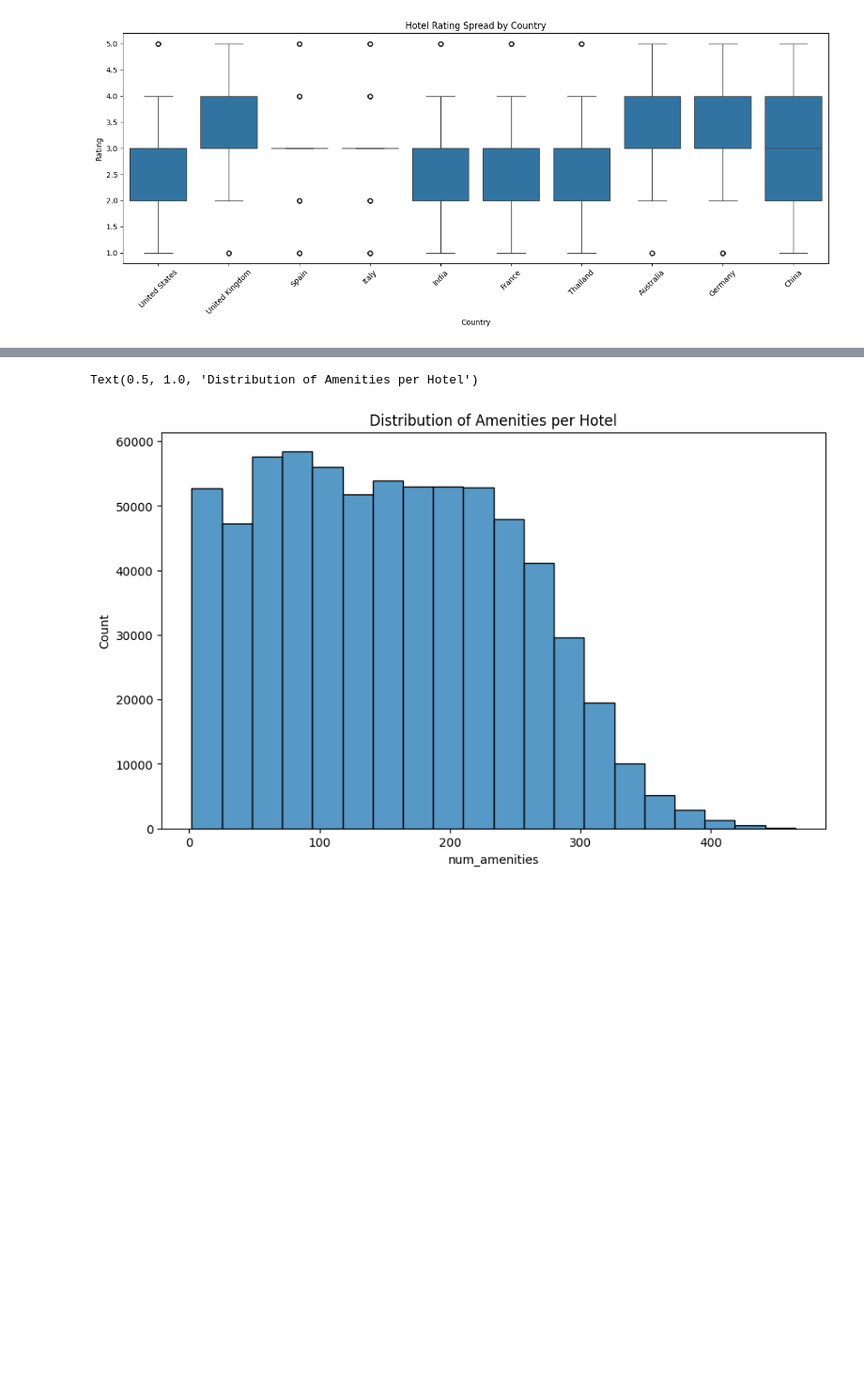
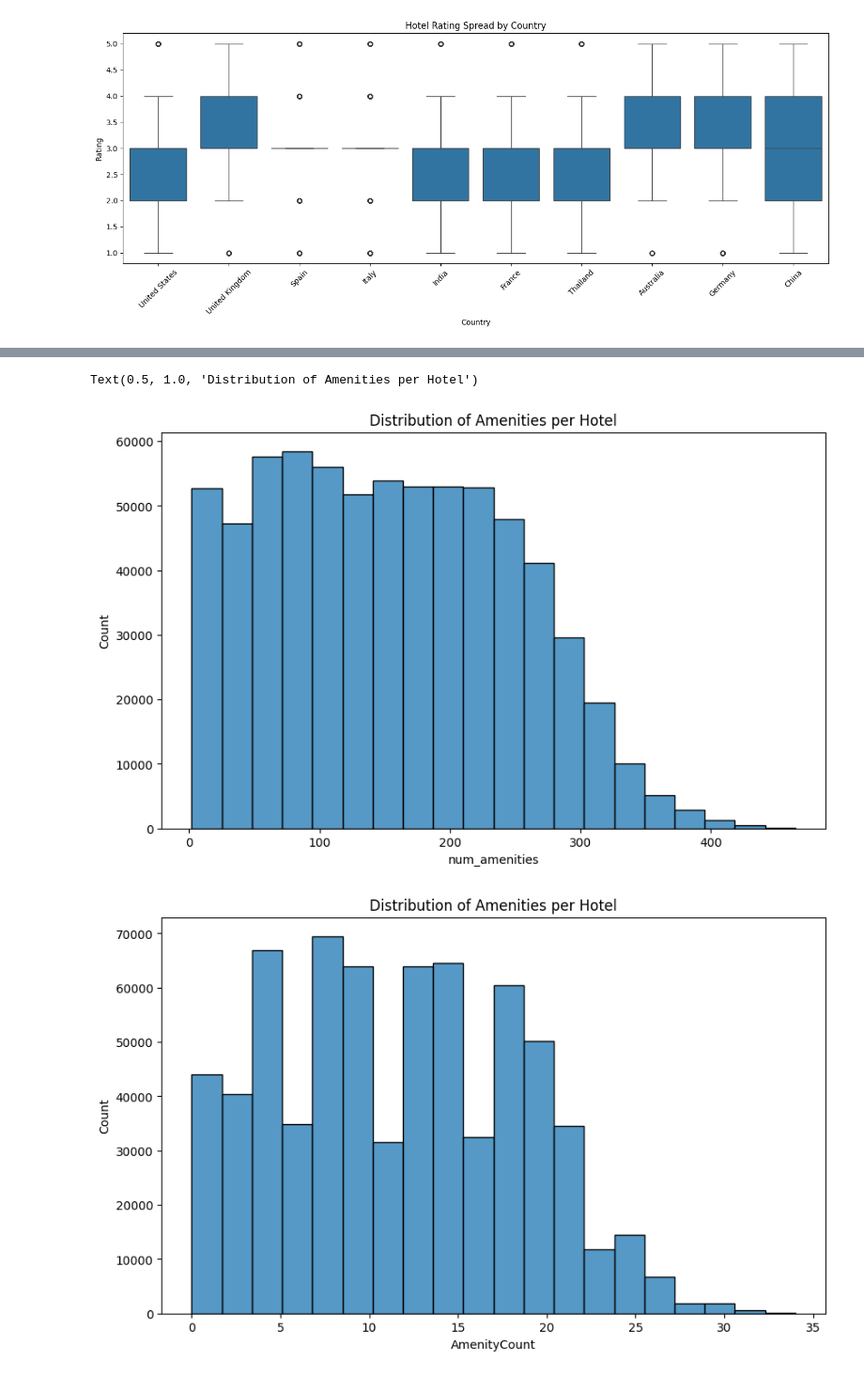
Before and after one commit to AIPI540Spring2025Avengers/recommendation_systems, a Jupyter notebook: notebooks/eda.ipynb, the cells around one changed output, grey strips where cells are left out. Shown at 94% size. Cells and saved outputs as stored; diff of their text form; code cells hidden in the pictures; blank space fills up the shorter version.

Commit message:
updated amenity counter and logic

```diff
--- a/notebooks/eda.ipynb
+++ b/notebooks/eda.ipynb
@@ -358,14 +358,18 @@ plt.show()
 # %%
 
 hotels_cleaned = pd.read_csv("../data/processed/hotels_cleaned.csv", encoding="latin1")
+import ast
 # check how may parsed amenities are empty
 print(hotels_cleaned['ParsedAmenities'].isna().sum())
 
 # count the number of amenities for each hotel
 hotels_cleaned['num_amenities'] = hotels_cleaned['ParsedAmenities'].apply(len)
 
+hotels_cleaned['AmenityCount'] = hotels_cleaned['ParsedAmenities'].apply(lambda x: len(ast.literal_eval(x)) if pd.notna(x) else 0)
+
+
 # Check if any hotel has 0 amenities
-zero_amenities = hotels_cleaned[hotels_cleaned['num_amenities'] == 0]
+zero_amenities = hotels_cleaned[hotels_cleaned['AmenityCount'] == 0]
 print(f"Number of hotels with 0 amenities: {len(zero_amenities)}")
 
 # If you want to see which hotels have 0 amenities
@@ -378,5 +382,9 @@ if len(zero_amenities) > 0:
 plt.figure(figsize=(10, 6))
 sns.histplot(data=hotels_cleaned, x='num_amenities', bins=20)
 plt.title('Distribution of Amenities per Hotel')
+
+plt.figure(figsize=(10, 6))
+sns.histplot(data=hotels_cleaned, x='AmenityCount', bins=20)
+plt.title('Distribution of Amenities per Hotel')
 # %% [output]
 0
@@ -384,4 +408,5 @@ Number of hotels with 0 amenities: 0
 Text(0.5, 1.0, 'Distribution of Amenities per Hotel')
 [figure]
+[figure, added]
 # %%
 # summary of num amenties
```
Also changed, not shown: parts of 4 cells of this notebook, 2 other files.
